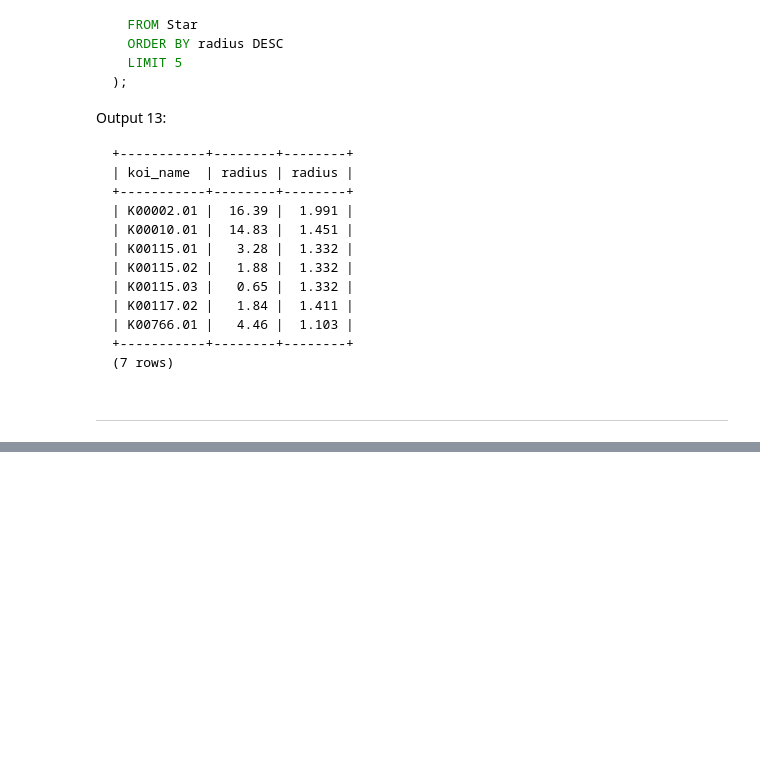
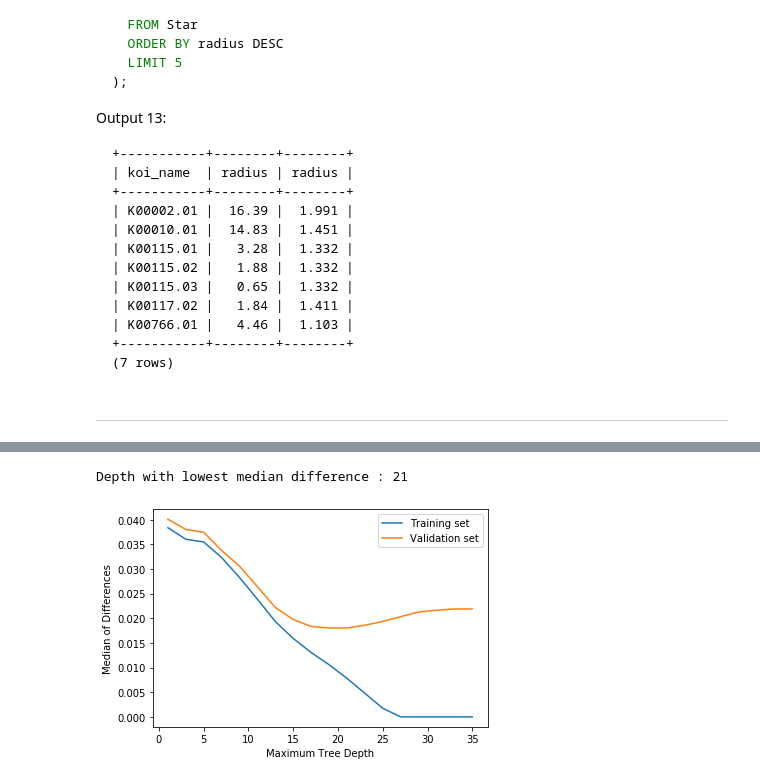
Before and after one commit to sidchaini/Data-Driven-Astronomy, a Jupyter notebook: Data Driven Astronomy.ipynb, the cells around one changed output, grey strips where cells are left out. Saved outputs shown, nothing was run; the diff lists cells and outputs as text; code cells hidden in the pictures; blank space fills up the shorter version.

```diff
--- a/Data Driven Astronomy.ipynb
+++ b/Data Driven Astronomy.ipynb
@@ -948,0 +1513,2 @@ Output 13:
+# %%
+features, targets = get_features_targets(data)
@@ -948,0 +1531,8 @@ Output 13:
+# %%
+from sklearn.tree import DecisionTreeRegressor
+# initialize model
+dtr = DecisionTreeRegressor()
+# train the model
+dtr.fit(train_features, train_targets)
+# make predictions using the same features
+predictions = dtr.predict(test_features)
@@ -948,0 +1546,4 @@ Output 13:
+# %%
+def median_diff(predicted, actual):
+    diff_arr = np.abs(predicted - actual)
+    return np.median(diff_arr)
@@ -948,0 +1606,54 @@ Output 13:
+# %%
+dtr = DecisionTreeRegressor(max_depth=5)
+# %%
+def accuracy_by_treedepth(features, targets, depths):
+    # split the data into testing and training sets
+    split = features.shape[0]//2
+
+    train_features = features[:split]
+    test_features = features[split:]
+
+    train_targets = targets[:split]
+    test_targets = targets[split:]
+    # initialise arrays or lists to store the accuracies for the below loop
+    train_accuracy_arr = []
+    test_accuracy_arr = []
+    # loop through depths
+    for depth in depths:
+        # initialize model with the maximum depth.
+        dtr = DecisionTreeRegressor(max_depth=depth)
+        # train the model using the training set
+        dtr.fit(train_features, train_targets)
+        # get the predictions for the training set and calculate their median_diff
+        train_predictions = dtr.predict(train_features)
+        train_med = median_diff(train_predictions, train_targets)
+        train_accuracy_arr.append(train_med)
+        # get the predictions for the testing set and calculate their median_diff
+        test_predictions = dtr.predict(test_features)
+        test_med = median_diff(test_predictions, test_targets)
+        test_accuracy_arr.append(test_med)
+    # return the accuracies for the training and testing sets
+    return train_accuracy_arr, test_accuracy_arr
+
+
+if __name__ == "__main__":
+#     data = np.load('sdss_galaxy_colors.npy')
+#     features, targets = get_features_targets(data)
+
+    # Generate several depths to test
+    tree_depths = [i for i in range(1, 36, 2)]
+
+    # Call the function
+    train_med_diffs, test_med_diffs = accuracy_by_treedepth(features, targets, tree_depths)
+    print("Depth with lowest median difference : {}".format(tree_depths[test_med_diffs.index(min(test_med_diffs))]))
+
+    # Plot the results
+    train_plot = plt.plot(tree_depths, train_med_diffs, label='Training set')
+    test_plot = plt.plot(tree_depths, test_med_diffs, label='Validation set')
+    plt.xlabel("Maximum Tree Depth")
+    plt.ylabel("Median of Differences")
+    plt.legend()
+    plt.show()
+# %% [output]
+Depth with lowest median difference : 21
+[figure, added]
```
Also changed, not shown: parts of 74 cells of this notebook, 1 other file.
